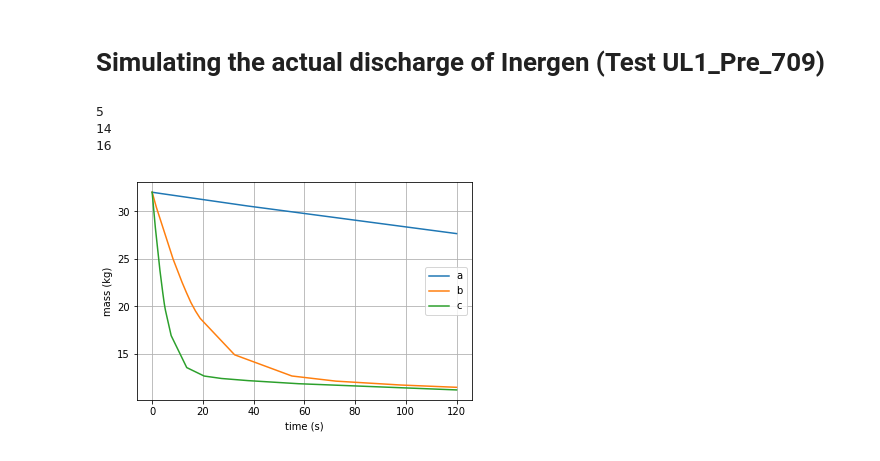
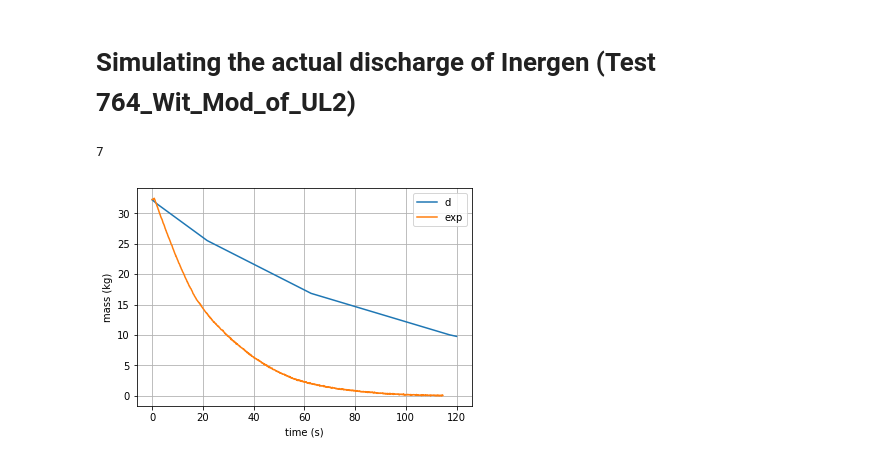
Before and after one commit to AAGAN/twoPhaseSimulationInternProject, a Jupyter notebook: modules/nonSteadyNozzleFlow-withClasses.ipynb, the cells around one changed output. Cells and saved outputs as stored; diff of their text form; code cells hidden in the pictures.

Commit message:
containerClass adapted to 764_wit_mod_UL2 back P

```diff
--- a/modules/nonSteadyNozzleFlow-withClasses.ipynb
+++ b/modules/nonSteadyNozzleFlow-withClasses.ipynb
@@ -1,4 +1,4 @@
 # %% [markdown]
-# Simulating the actual discharge of Inergen (Test UL1_Pre_709)
+# Simulating the actual discharge of Inergen (Test 764_Wit_Mod_of_UL2)
 # %%
 import matplotlib.pyplot as plt
@@ -32,13 +33,27 @@ c = container(agentInitialTemp = 300,
              initialMass = 32.0,
              cylInitialTemp = 305,
              cylLength = 1.8,
-             cylDiam = 0.3,
+             cylDiam = 0.198,
              nozzleDiam = 0.009,
              wallThickness = 0.005,
              ambientTemp = 310,
              backPressure = 6001325,
              endTime = 120,
              numTimeSteps = 2000)
-a.solve()
-b.solve()
-c.solve()
+
+d = container(agentInitialTemp = 294,
+             initialMass = 32.2,
+             cylInitialTemp = 295,
+             cylLength = 1.8,
+             cylDiam = 0.3,
+             nozzleDiam = 0.003,
+             wallThickness = 0.005,
+             ambientTemp = 270,
+             backPressure = 6001325,
+             endTime = 120,
+             numTimeSteps = 2000)
+
+#a.solve()
+#b.solve()
+#c.solve()
+d.solve()
@@ -45,17 +65,16 @@ c.solve()
 # %%
-print(len(a.t()))
-print(len(b.t()))
-print(len(c.t()))
-plt.plot(a.t(),a.ma(), label = 'a')
-plt.plot(b.t(),b.ma(), label = 'b')
-plt.plot(c.t(),c.ma(), label = 'c')
+#print(len(a.t()))
+#print(len(b.t()))
+print(len(d.t()))
+#plt.plot(a.t(),a.ma(), label = 'a')
+#plt.plot(b.t(),b.ma(), label = 'b')
+plt.plot(d.t(),d.ma(), label = 'd')
+plt.plot(xcordMass,mass,label = 'exp')
 plt.xlabel('time (s)')
 plt.ylabel('mass (kg)')
 plt.legend()
 plt.grid()
 plt.show()
 # %% [output]
-5
-14
-16
+7
-[figure, old version]
+[figure, new version]
```
Also changed, not shown: parts of 7 cells of this notebook, 6 other files.
